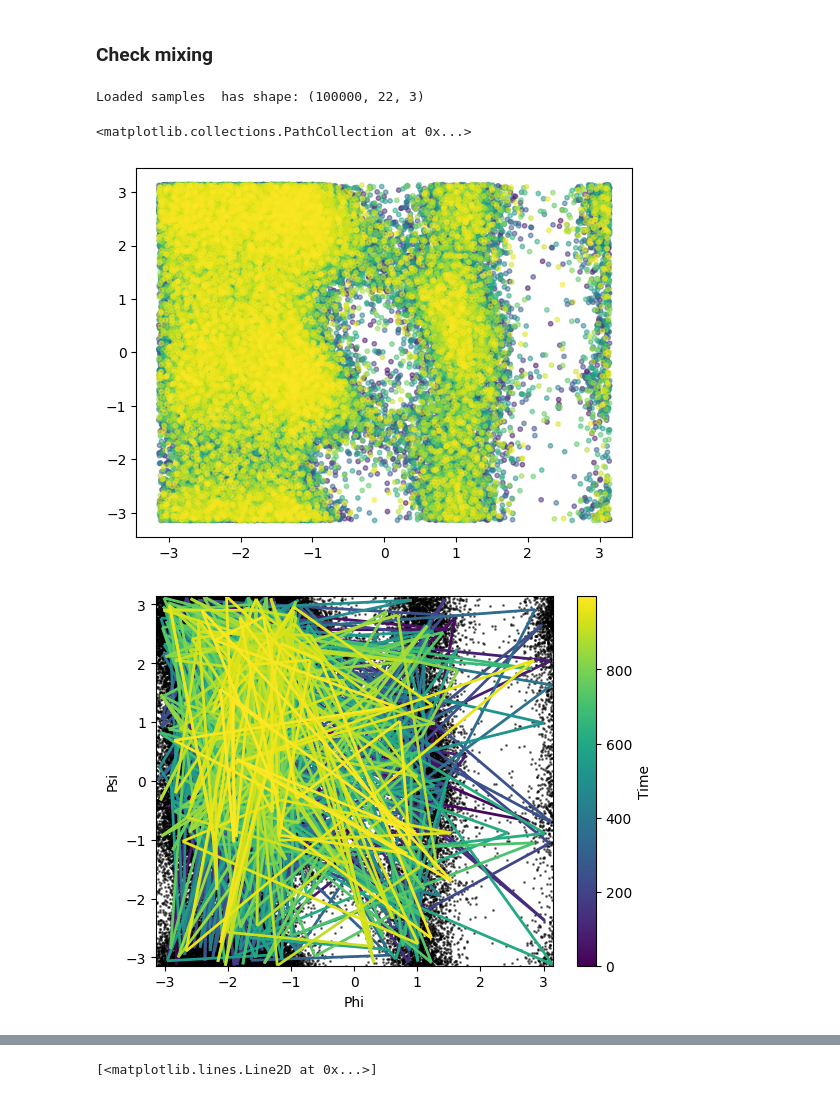
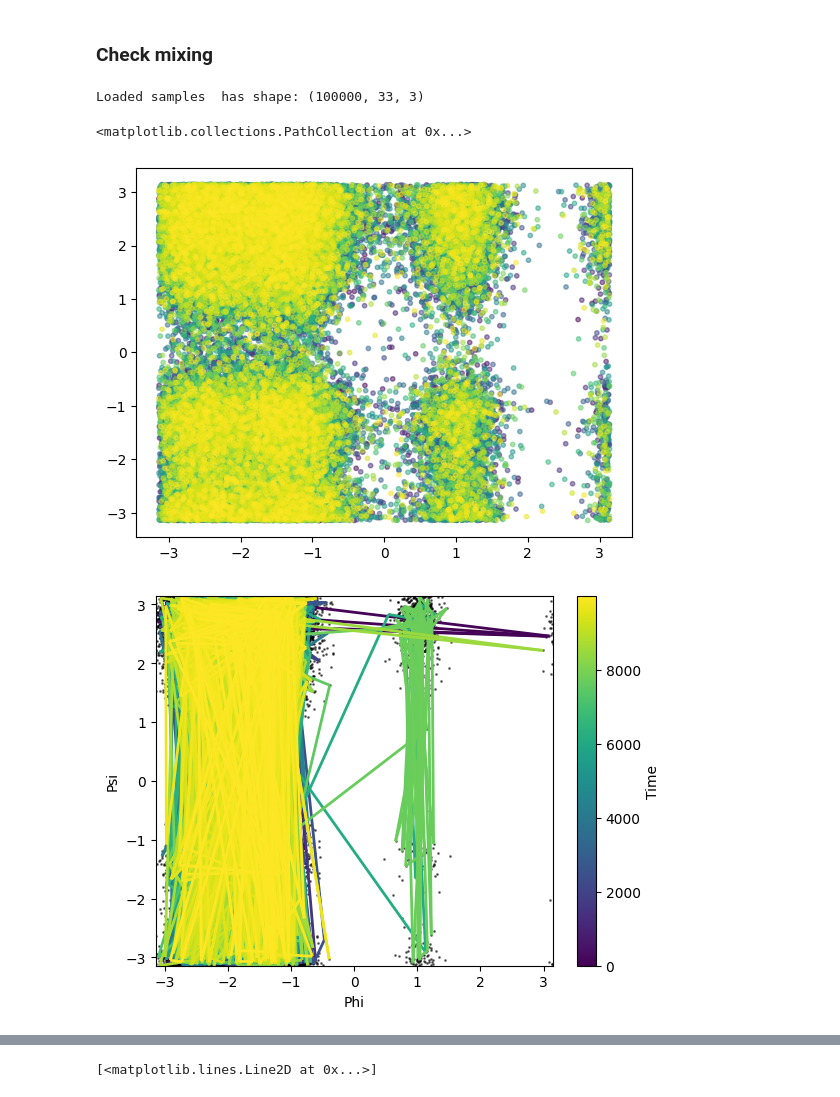
Before and after one commit to taraak/pita, a Jupyter notebook: runner/notebooks/alp_check_mixing.ipynb, the cells around one changed output, grey strips where cells are left out. Cells and saved outputs as stored; diff of their text form; code cells hidden in the pictures.

```diff
--- a/runner/notebooks/alp_check_mixing.ipynb
+++ b/runner/notebooks/alp_check_mixing.ipynb
@@ -47,15 +13,22 @@ plt.hist(-energy(energy.sample_test_set(5000)).cpu(), bins=200, density=True, al
 # %% [markdown]
 ### Check mixing
 # %%
-n_particles = 22
+n_particles = 33 #22
 n_spatial_dim = 3
 dimensionality = n_spatial_dim * n_particles
 
 
-TEMP = 1200
+if n_particles == 22:
+    pdb_path = "../../data/pdbs/AA_capped.pdb"
+elif n_particles == 33:
+    pdb_path = "../../data/pdbs/AAA.pdb"
+elif n_particles == 43:
+    pdb_path = "../../data/pdbs/AAAA.pdb"
+
+TEMP = 1028.69
 energy = ALPEnergy(
     data_path="../../data/alanine/",
-    pdb_filename="../../data/pdbs/A_capped.pdb",
+    pdb_filename=pdb_path,
     n_particles=n_particles,
     spatial_dim=n_spatial_dim,
     dimensionality=dimensionality,
@@ -68,10 +41,20 @@ energy = ALPEnergy(
 # %%
 temp = TEMP
 
-path = f"/network/scratch/a/alexander.tong/energy_temp/data/md/A_capped/A_capped_{temp}_100000.npz"
+# path = f"/network/scratch/a/alexander.tong/energy_temp/data/md/A_capped/A_capped_{temp}_100000.npz
 
-samples = np.load(path)
-samples = samples["all_positions"]
+
+if n_particles == 22:
+    path = f"/network/scratch/a/alexander.tong/energy_temp/data/md/AA_capped/A_capped_{temp}_100000/"
+elif n_particles == 33:
+    path = f"/network/scratch/a/alexander.tong/energy_temp/data/md/AAA/AAA_{temp}_100000/"
+elif n_particles == 43:
+    path = f"/network/scratch/a/alexander.tong/energy_temp/data/md/AAAA/AAAA_{temp}_100000/"
+
+files = glob.glob(path + "*.npz")
+samples = np.concatenate([np.load(file)["all_positions"] for file in files])
+# samples = np.load(path)
+# samples = samples["all_positions"]
 print(f"Loaded samples  has shape: {samples.shape}")
 # samples = samples[:50000]
 samples = samples.reshape(-1, dimensionality)
@@ -79,50 +62,50 @@ samples = samples.reshape(-1, dimensionality)
 samples_tensor = torch.from_numpy(samples).float().to(device)
 # print(f"Samples at {temp} has shape: {samples.shape}")
 # %% [output]
-Loaded samples  has shape: (100000, 22, 3)
+Loaded samples  has shape: (100000, 33, 3)
 # %%
 import mdtraj as md
 import numpy as np
 
 samples = samples.reshape(-1, energy.n_particles, energy.n_spatial_dim)
 traj_samples = md.Trajectory(samples, topology=energy.topology)
-phis = md.compute_phi(traj_samples)[1]
-psis = md.compute_psi(traj_samples)[1]
+phis = md.compute_phi(traj_samples)[1][:, 0]
+psis = md.compute_psi(traj_samples)[1][:, 0]
 
 plt.scatter(phis, psis, s=10, alpha=0.5, c=torch.arange(phis.shape[0]), cmap="viridis")
 # plt.plot(phis, psis, markersize=5, alpha=0.5,)
 # %% [output]
 <matplotlib.collections.PathCollection at 0x...>
-[figure, old version]
+[figure, new version]
 # %%
 from matplotlib.collections import LineCollection
 
 # Assume phis and psis are 1D arrays of same length
 
-n_times = 1000
+n_times = 10000
 points = np.array([phis[:n_times], psis[:n_times]]).T.reshape(-1, 1, 2)
 segments = np.concatenate([points[:-1], points[1:]], axis=1)
 
 # The "time" value can be the index of each segment
 time = np.arange(n_times - 1)
 
 lc = LineCollection(segments, cmap='viridis', norm=plt.Normalize(time.min(), time.max()))
 lc.set_array(time)
 lc.set_linewidth(2)
 
 fig, ax = plt.subplots()
 line = ax.add_collection(lc)
 fig.colorbar(line, ax=ax, label='Time')
 ax.set_xlim(phis.min(), phis.max())
 ax.set_ylim(psis.min(), psis.max())
 ax.set_xlabel("Phi")
 ax.set_ylabel("Psi")
 
 
 ax.scatter(phis, psis, s=1, alpha=0.5, c="black")
 
 plt.show()
 # %% [output]
-[figure, old version]
+[figure, new version]
 # %%
 # trace plot
```
Also changed, not shown: parts of 7 cells of this notebook, 3 other files.
